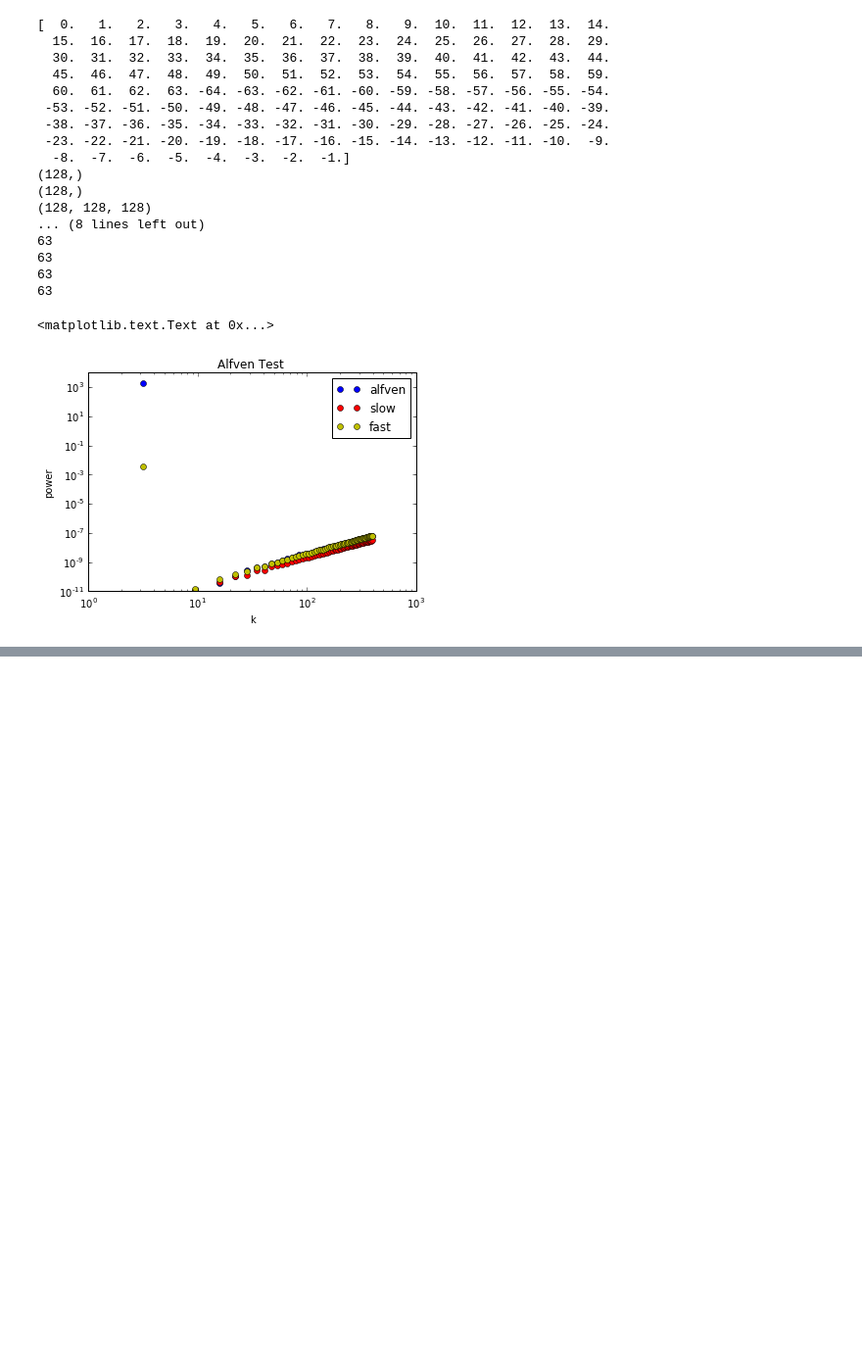
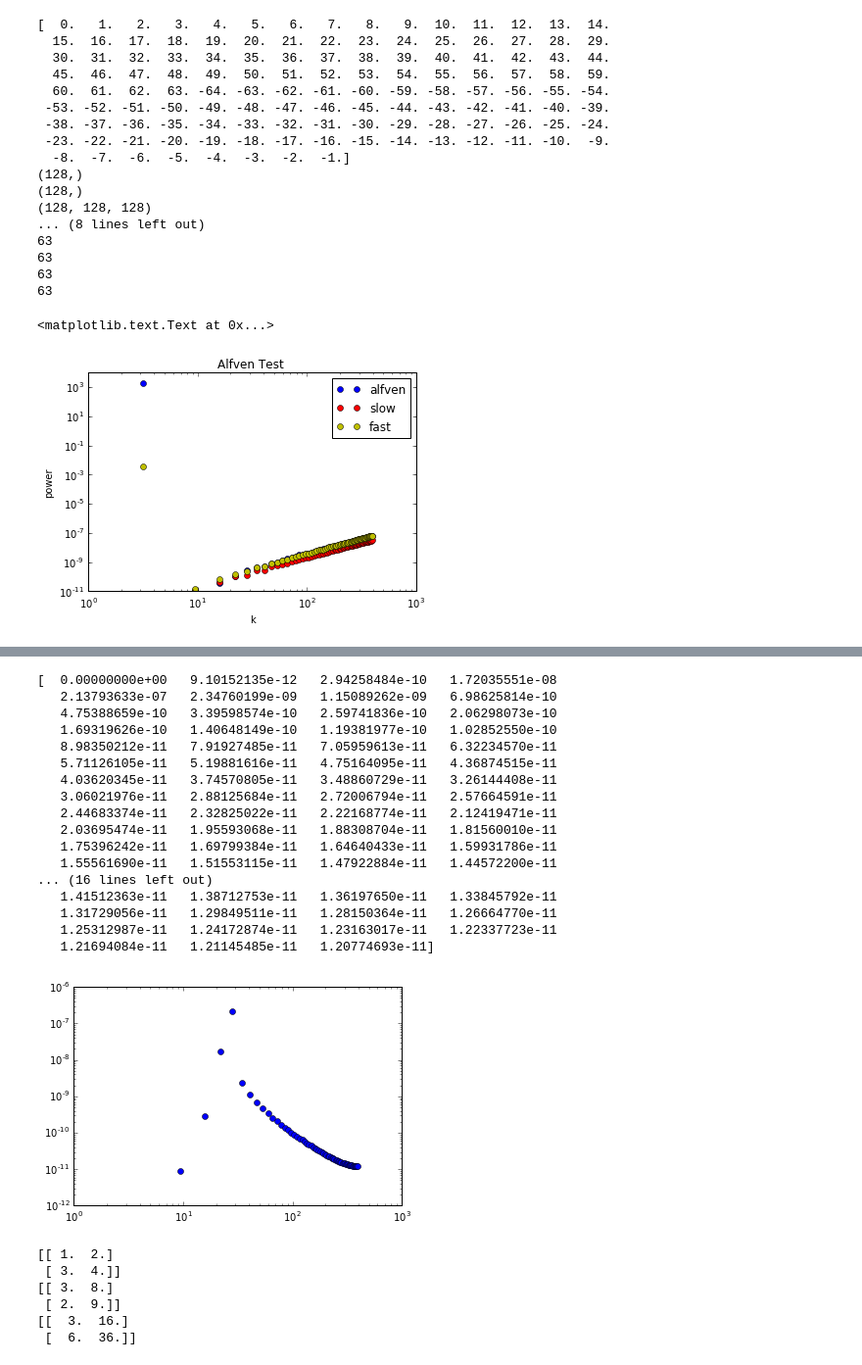
Before and after one commit to DSeligman/MHD_mode_decomposition, a Jupyter notebook: MODE_decomposition_tests.ipynb, the cells around one changed output, grey strips where cells are left out. Shown at 98% size. Drawn from its saved outputs; the diff is of its cells as text; code cells hidden in the pictures; blank space fills up the shorter version.

```diff
--- a/MODE_decomposition_tests.ipynb
+++ b/MODE_decomposition_tests.ipynb
@@ -130,0 +195,39 @@ plt.title('Alfven Test ')
+# %%
+plt.loglog(kgridG,a1,'bo',label='slow')
+#plt.loglog(kgridG,b1,'yo',label='fast')
+print a1
+print b1
+#print kgridG/(2.*np.pi)
+# %% [output]
+[  0.00000000e+00   9.10152135e-12   2.94258484e-10   1.72035551e-08
+   2.13793633e-07   2.34760199e-09   1.15089262e-09   6.98625814e-10
+   4.75388659e-10   3.39598574e-10   2.59741836e-10   2.06298073e-10
+   1.69319626e-10   1.40648149e-10   1.19381977e-10   1.02852550e-10
+   8.98350212e-11   7.91927485e-11   7.05959613e-11   6.32234570e-11
+   5.71126105e-11   5.19881616e-11   4.75164095e-11   4.36874515e-11
+   4.03620345e-11   3.74570805e-11   3.48860729e-11   3.26144408e-11
+   3.06021976e-11   2.88125684e-11   2.72006794e-11   2.57664591e-11
+   2.44683374e-11   2.32825022e-11   2.22168774e-11   2.12419471e-11
+   2.03695474e-11   1.95593068e-11   1.88308704e-11   1.81560010e-11
+   1.75396242e-11   1.69799384e-11   1.64640433e-11   1.59931786e-11
+   1.55561690e-11   1.51553115e-11   1.47922884e-11   1.44572200e-11
+... (16 lines left out)
+   1.41512363e-11   1.38712753e-11   1.36197650e-11   1.33845792e-11
+   1.31729056e-11   1.29849511e-11   1.28150364e-11   1.26664770e-11
+   1.25312987e-11   1.24172874e-11   1.23163017e-11   1.22337723e-11
+   1.21694084e-11   1.21145485e-11   1.20774693e-11]
+[figure, added]
+# %%
+xg1=np.array([[1.,2.],[3.,4.]])
+xg2 = np.array([[3.,8.],[2.,9.]])
+print xg1
+print xg2
+print xg1*xg2
+#yg1=np.linspace(0.,1.,n)
+# %% [output]
+[[ 1.  2.]
+ [ 3.  4.]]
+[[ 3.  8.]
+ [ 2.  9.]]
+[[  3.  16.]
+ [  6.  36.]]
```
Also changed, not shown: parts of 3 cells of this notebook.
